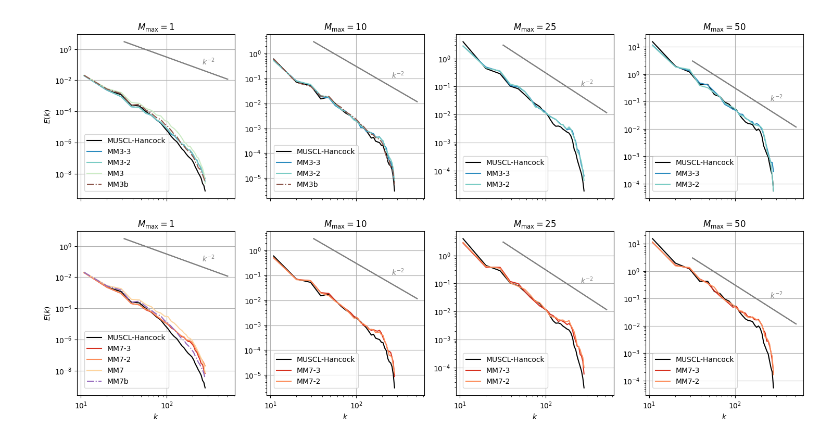
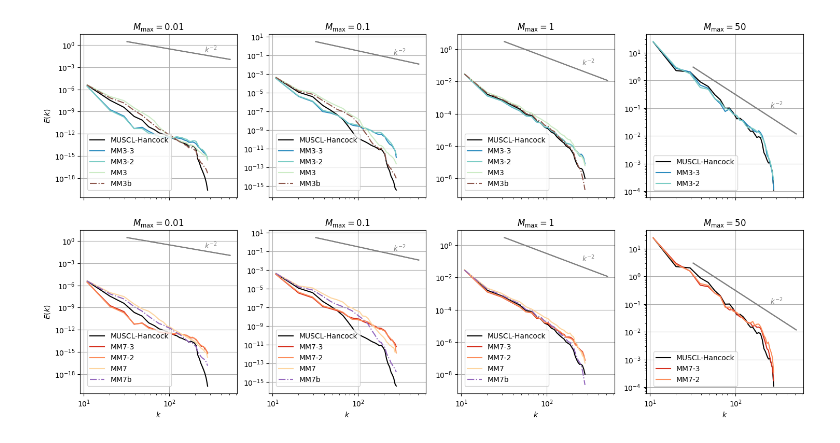
Before and after one commit to jpalafou/superfv, a Jupyter notebook: benchmarks/isotropic-decaying-turbulence/Notebook.ipynb, the cells around one changed output. Drawn from its saved outputs; the diff is of its cells as text; code cells hidden in the pictures.

```diff
--- a/benchmarks/isotropic-decaying-turbulence/Notebook.ipynb
+++ b/benchmarks/isotropic-decaying-turbulence/Notebook.ipynb
@@ -14,7 +14,7 @@ from superfv import (
 base_path = "/scratch/gpfs/jp7427/out/isotropic-decaying-turbulence/"
 
 # Loop parameters
-M_max_values = [1, 2.5, 5, 10, 25, 50]
+M_max_values = [0.01, 0.1, 1, 2.5, 5, 10, 25, 50]
 
 seeds = range(1, 31)
 
@@ -50,6 +50,9 @@ data = []
 for (name, config), M_max in product(configs.items(), M_max_values):
     entry = dict(config=name, M_max=M_max, failed=0)
     for seed in seeds:
+        if M_max < 1 and seed > 1:
+            continue
+
         sim_path = f"{base_path}{name}/M_max_{M_max}/seed_{seed:02d}/"
 
         if not os.path.exists(sim_path):
@@ -90,8 +142,8 @@ for i in range(2):
         axs[i, j].set_yscale("log")
         axs[i, j].grid()
 
-M_max_values = [1, 10, 25, 50]
-seed = 6
+M_max_values = [0.01, 0.1, 1, 50]
+seed = 1
 k = 3
 
 cmap1 = plt.get_cmap("GnBu")
@@ -199,8 +250,8 @@ for i in range(2):
         axs[i, j].set_yscale("log")
         axs[i, j].grid()
 
-M_max_values = [1, 10, 25, 50]
-seed = 6
+M_max_values = [0.01, 0.1, 1, 50]
+seed = 1
 k = 3
 
 cmap1 = plt.get_cmap("GnBu")
@@ -298,3 +349,3 @@ Successfully read simulation output from "/scratch/gpfs/jp7427/out/isotropic-dec
-[figure, old version]
+[figure, new version]
 # %%
 fig.savefig("spectra-a-posteriori.png", dpi=100)
```
Also changed, not shown: parts of 4 cells of this notebook, 7 other files.
